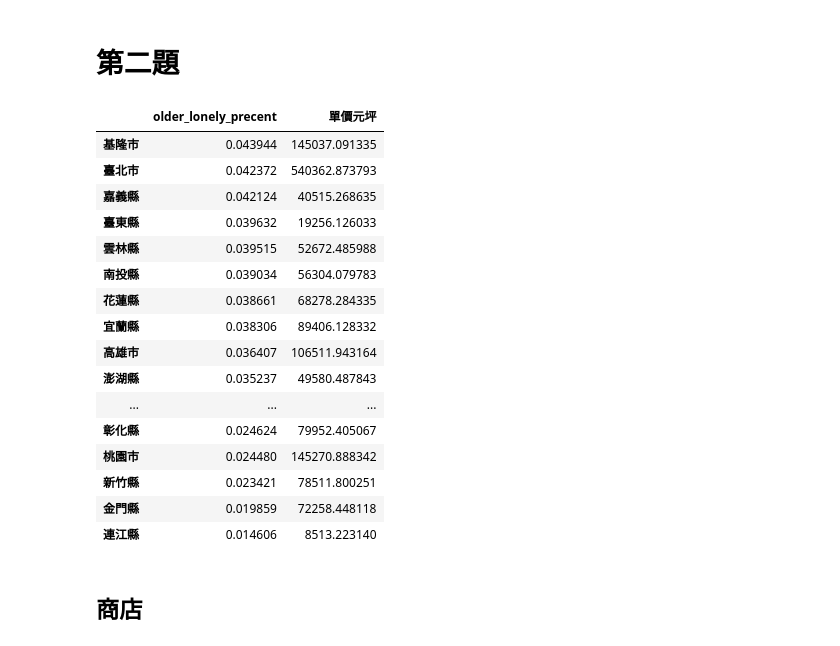
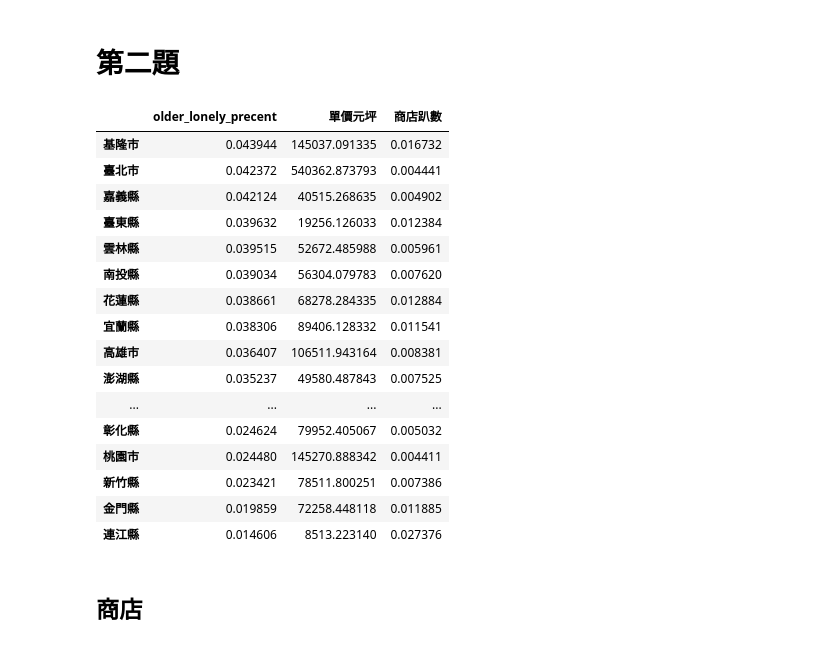
Before and after one commit to yee23456/AI_problem_analysis, a Jupyter notebook: 作業二_沈睿朋.ipynb, the cells around one changed output. Cells and saved outputs as stored; diff of their text form; code cells hidden in the pictures.

```diff
--- a/作業二_沈睿朋.ipynb
+++ b/作業二_沈睿朋.ipynb
@@ -55,6 +55,8 @@ data = data.merge(df, left_on=('TOWNNAME'), right_on=('TOWNNAME'))
 dx = pd.read_excel('/content/drive/MyDrive/大學/大數據資料/經濟指標資料2.xlsx')
 dx = dx.drop(['Unnamed: 0','TOWNID','TOWNCODE','COUNTYNAME','TOWNENG','COUNTYID','COUNTYCODE'],axis = 1)
 data = pd.merge( data, dx , on='TOWNNAME')
+
+data['商店總數'] = data['診所數量']+data['金融機構']+data['超商超市市場']+data['餐飲']+data['加油站數量']
 data.info()
 # %% [output]
 <class 'pandas.core.frame.DataFrame'>
@@ -154,25 +184,26 @@ city_6(city_older,'綜所稅總額平均數(千元)',[i for i in range(22) if i
 # %%
 city_D_OLP = data.groupby('COUNTYNAME').mean().sort_values('older_lonely_precent')[::-1]
 city_L_OLP = city_D_OLP.index.tolist()
 city_OLP = pd.DataFrame(city_D_OLP,city_L_OLP)
-city_OLP[['older_lonely_precent','單價元坪']]
+city_OLP['商店趴數'] = data.groupby('縣市').sum()['商店總數'] / data.groupby('縣市').sum()['total_city_people']
+city_OLP[['older_lonely_precent','單價元坪','商店趴數']]
 # %% [output]
-|  | older_lonely_precent | 單價元坪 |
-| 基隆市 | 0.043944 | 145037.091335 |
-| 臺北市 | 0.042372 | 540362.873793 |
-| 嘉義縣 | 0.042124 | 40515.268635 |
-| 臺東縣 | 0.039632 | 19256.126033 |
-| 雲林縣 | 0.039515 | 52672.485988 |
-| 南投縣 | 0.039034 | 56304.079783 |
-| 花蓮縣 | 0.038661 | 68278.284335 |
-| 宜蘭縣 | 0.038306 | 89406.128332 |
-| 高雄市 | 0.036407 | 106511.943164 |
-| 澎湖縣 | 0.035237 | 49580.487843 |
-| ... | ... | ... |
-| 彰化縣 | 0.024624 | 79952.405067 |
-| 桃園市 | 0.024480 | 145270.888342 |
-| 新竹縣 | 0.023421 | 78511.800251 |
-| 金門縣 | 0.019859 | 72258.448118 |
-| 連江縣 | 0.014606 | 8513.223140 |
+|  | older_lonely_precent | 單價元坪 | 商店趴數 |
+| 基隆市 | 0.043944 | 145037.091335 | 0.016732 |
+| 臺北市 | 0.042372 | 540362.873793 | 0.004441 |
+| 嘉義縣 | 0.042124 | 40515.268635 | 0.004902 |
+| 臺東縣 | 0.039632 | 19256.126033 | 0.012384 |
+| 雲林縣 | 0.039515 | 52672.485988 | 0.005961 |
+| 南投縣 | 0.039034 | 56304.079783 | 0.007620 |
+| 花蓮縣 | 0.038661 | 68278.284335 | 0.012884 |
+| 宜蘭縣 | 0.038306 | 89406.128332 | 0.011541 |
+| 高雄市 | 0.036407 | 106511.943164 | 0.008381 |
+| 澎湖縣 | 0.035237 | 49580.487843 | 0.007525 |
+| ... | ... | ... | ... |
+| 彰化縣 | 0.024624 | 79952.405067 | 0.005032 |
+| 桃園市 | 0.024480 | 145270.888342 | 0.004411 |
+| 新竹縣 | 0.023421 | 78511.800251 | 0.007386 |
+| 金門縣 | 0.019859 | 72258.448118 | 0.011885 |
+| 連江縣 | 0.014606 | 8513.223140 | 0.027376 |
 # %% [markdown]
 ## 商店
```
Also changed, not shown: parts of 14 cells of this notebook.
